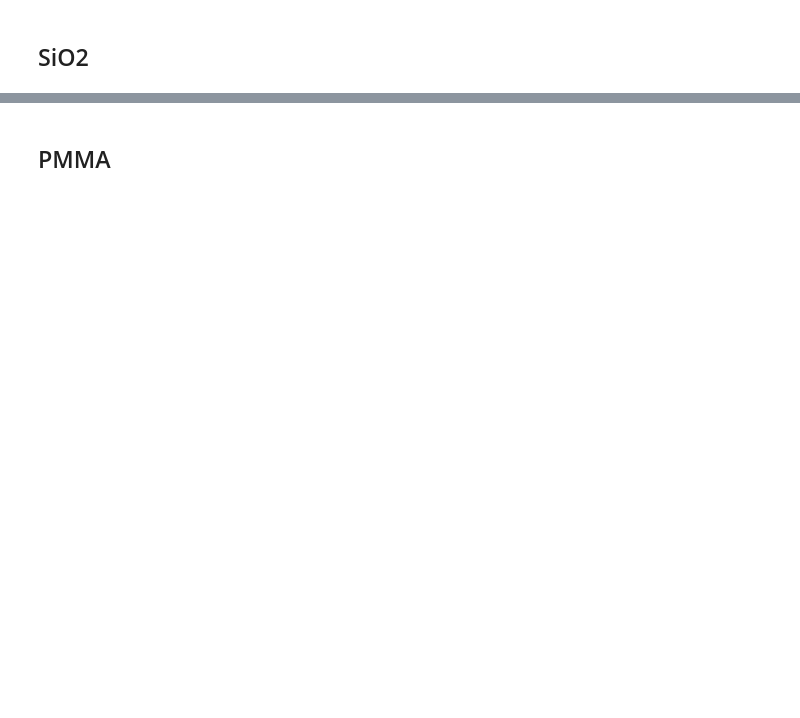
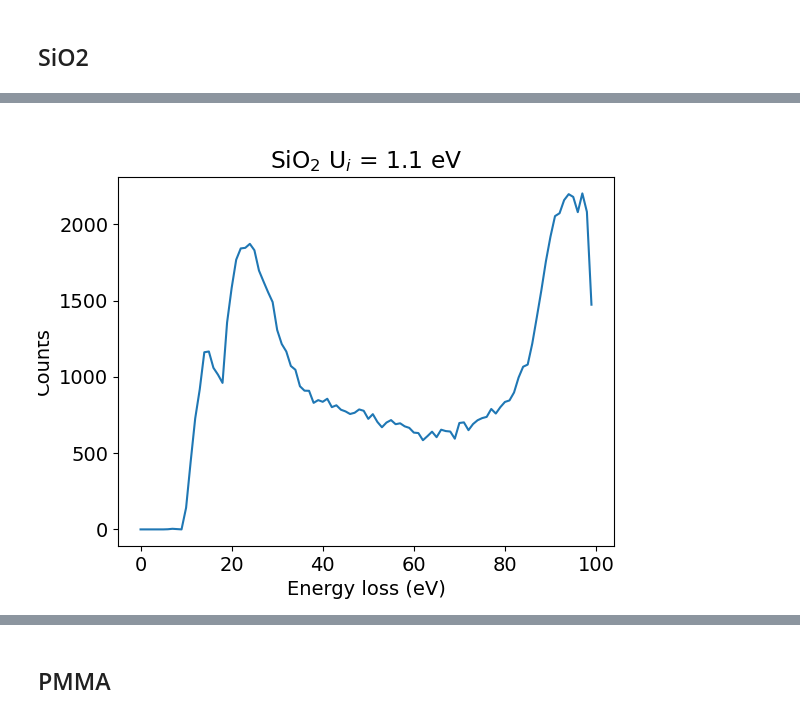
Before and after one commit to oridzel/mast_sey, a Jupyter notebook: plot.ipynb, the cells around one changed output, grey strips where cells are left out. Saved outputs shown, nothing was run; the diff lists cells and outputs as text; code cells hidden in the pictures; blank space fills up the shorter version.

```diff
--- a/plot.ipynb
+++ b/plot.ipynb
@@ -124,0 +243,10 @@ plt.show()
+# %%
+plt.figure()
+plt.plot(np.sum(H_0,axis=0))
+plt.xlabel("Energy loss (eV)")
+plt.ylabel("Counts")
+plt.title(r"SiO$_2$ U$_i$ = 1.1 eV")
+plt.show()
+plt.savefig("sio2_singles_u=1.1eV.png",dpi=600,bbox_inches='tight')
+# %% [output]
+[figure, added]
```
Also changed, not shown: parts of 15 cells of this notebook, 4 other files.
